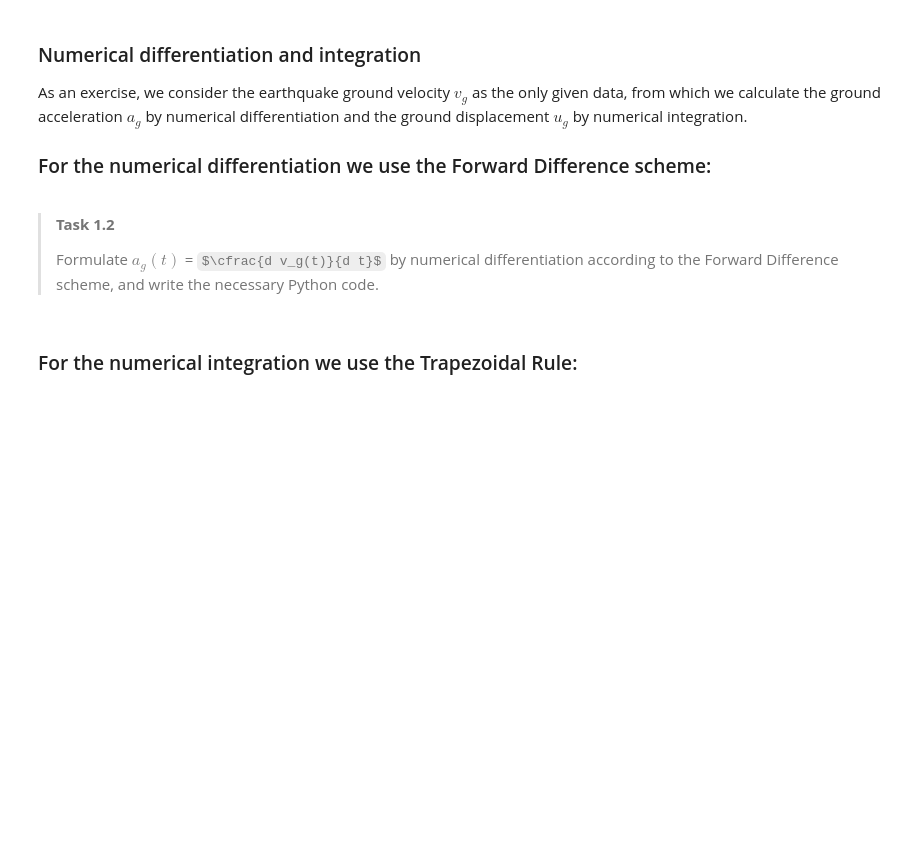
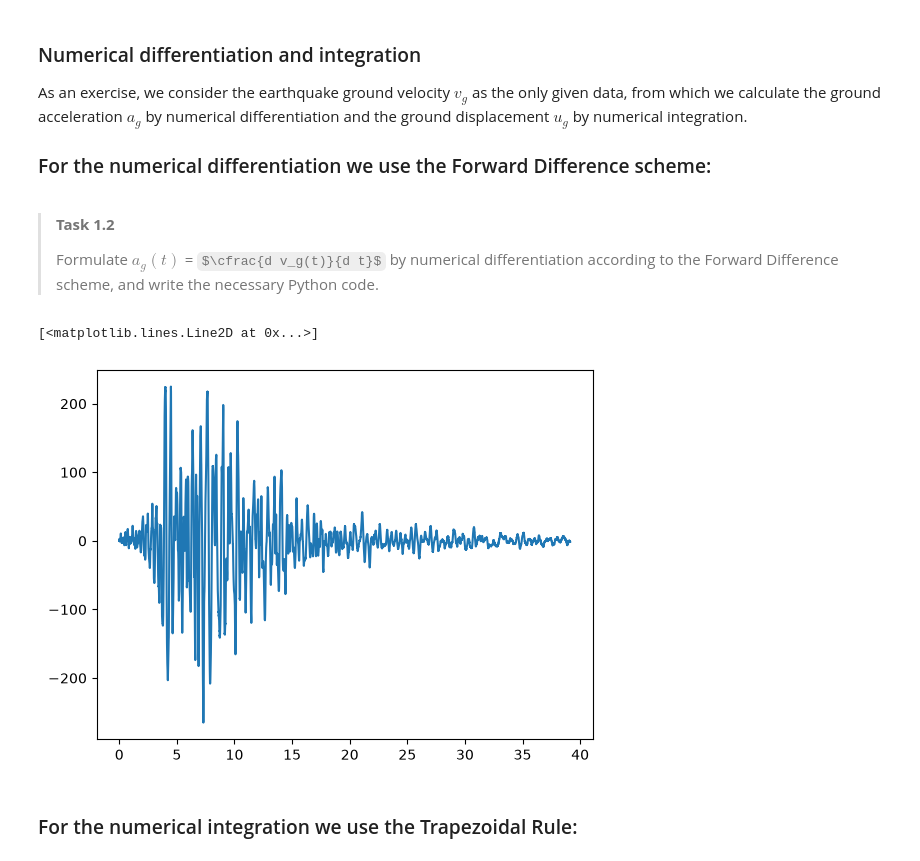
Before and after one commit to mangl308/GA1.2_Jasper05, a Jupyter notebook: 1Ddynamics.ipynb, the cells around one changed output. Cells and saved outputs as stored; diff of their text form; code cells hidden in the pictures; some formulas as TeX source; blank space fills up the shorter version.

```diff
--- a/1Ddynamics.ipynb
+++ b/1Ddynamics.ipynb
@@ -119,3 +114,12 @@ As an exercise, we consider the earthquake ground velocity $v_g$ as the only giv
+# %%
+# Forward Difference scheme to differentiate ground acceleration from given velocity
+h = np.zeros_like(t)
+num = int(t[-1] / dt[0])
+for i in range(num):
+    h[i+1] = (vg[i+1] - vg[i]) / dt[i]
+# %% [output]
+[<matplotlib.lines.Line2D at 0x...>]
+[figure, added]
 # %% [markdown]
 ### For the numerical integration we use the Trapezoidal Rule:
 # %% [markdown]
```
Also changed, not shown: parts of 7 cells of this notebook.
